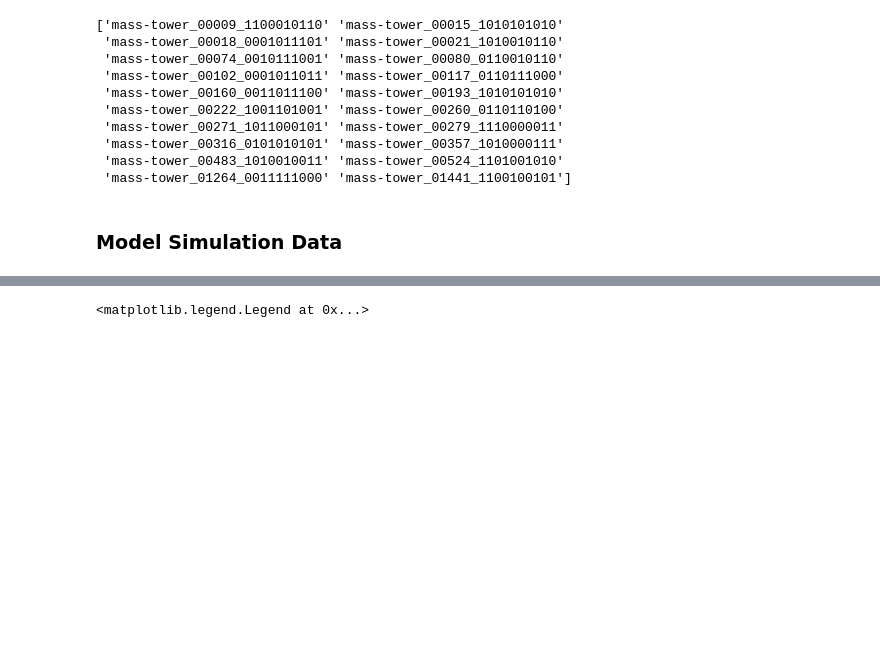
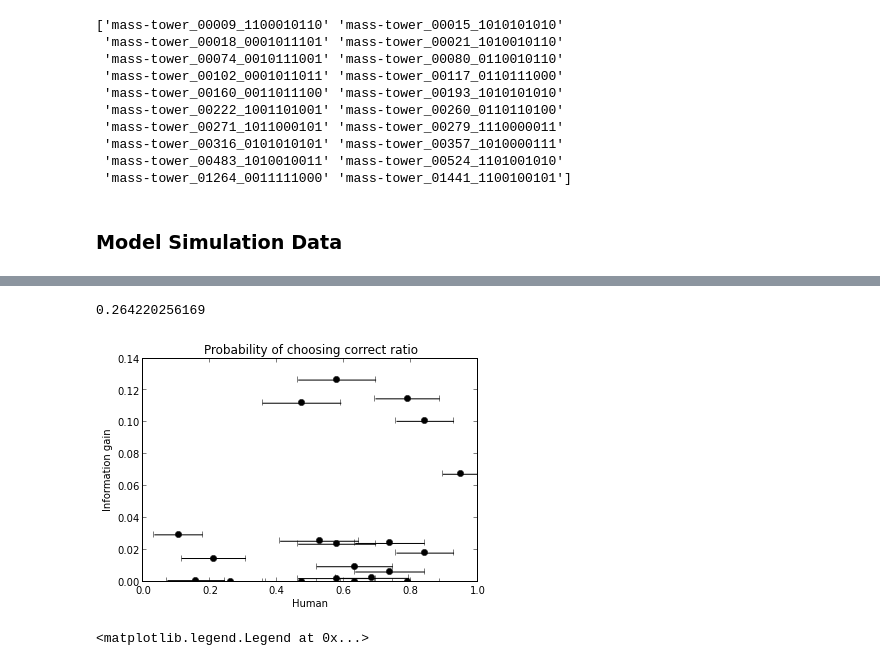
Before and after one commit to berkeley-cocosci/mass-inference, a Jupyter notebook: analysis/analyze-oneshot-inference.ipynb, the cells around one changed output, grey strips where cells are left out. Saved outputs shown, nothing was run; the diff lists cells and outputs as text; code cells hidden in the pictures; blank space fills up the shorter version.

```diff
--- a/analysis/analyze-oneshot-inference.ipynb
+++ b/analysis/analyze-oneshot-inference.ipynb
@@ -153,6 +179,22 @@ I0 = np.sum(prior * np.log(1. / prior), axis=-1)
 I1 = np.sum(post * np.log(1. / post), axis=-1)
 gain = I0 - I1
 gain[gain < 0] = np.nan
+# %%
+# plot people's probability of choosing the correct ratio vs the
+# information gain of the feedback
+plt.clf()
+plt.xlim(0, 1)
+plt.xlabel("Human")
+plt.ylabel("Information gain")
+plt.title("Probability of choosing correct ratio")
+for cond in experiment:
+    mean = np.mean(queries['H-F-vfb-10'].as_matrix() == 10, axis=0)
+    sem = scipy.stats.sem(queries['H-F-vfb-10'].as_matrix() == 10, axis=0)
+    plt.errorbar(mean, gain, None, sem, 'ko')
+    print xcorr(mean, gain)
+# %% [output]
+0.264220256169
+[figure, added]
 # %%
 expF0 = np.nonzero(fb == 0)[0]
 expF1 = np.nonzero(fb == 1)[0]
```
Also changed, not shown: parts of 5 cells of this notebook.
